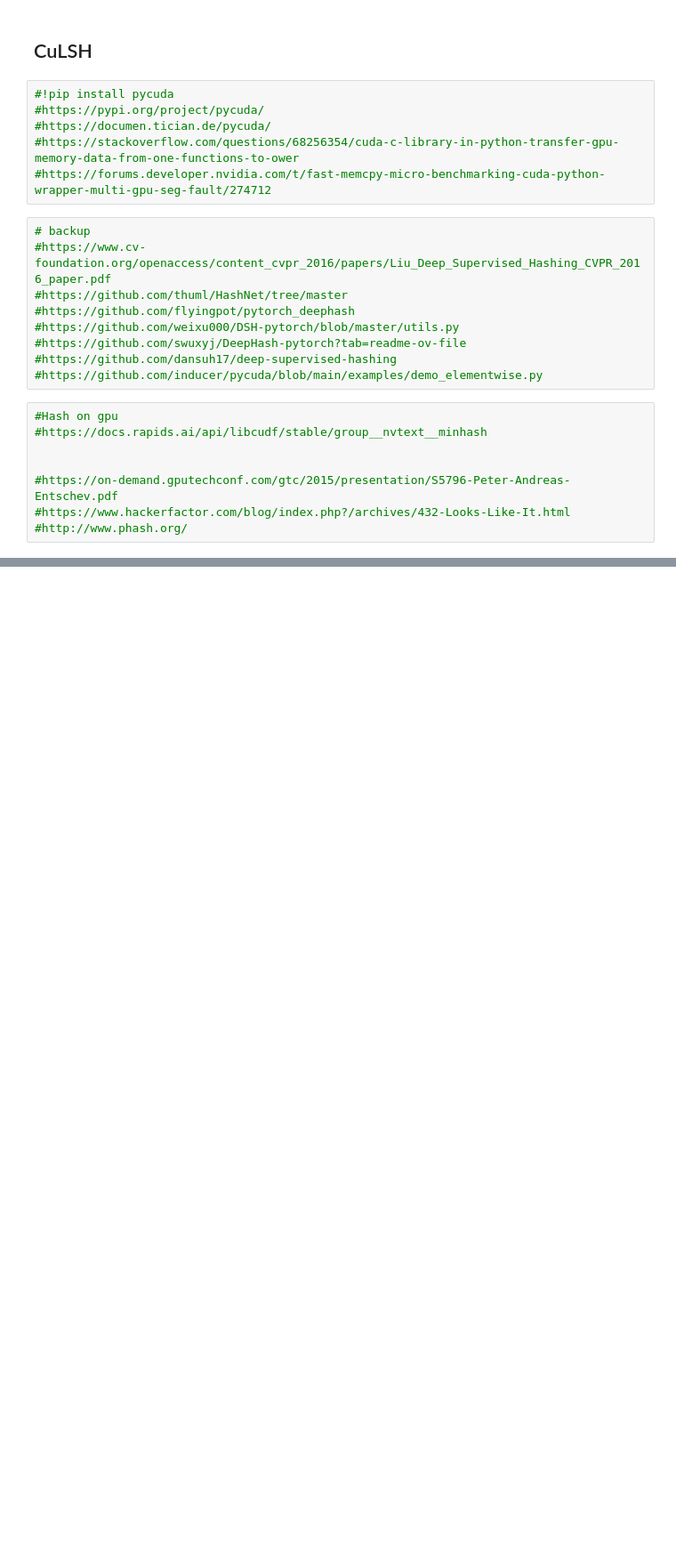
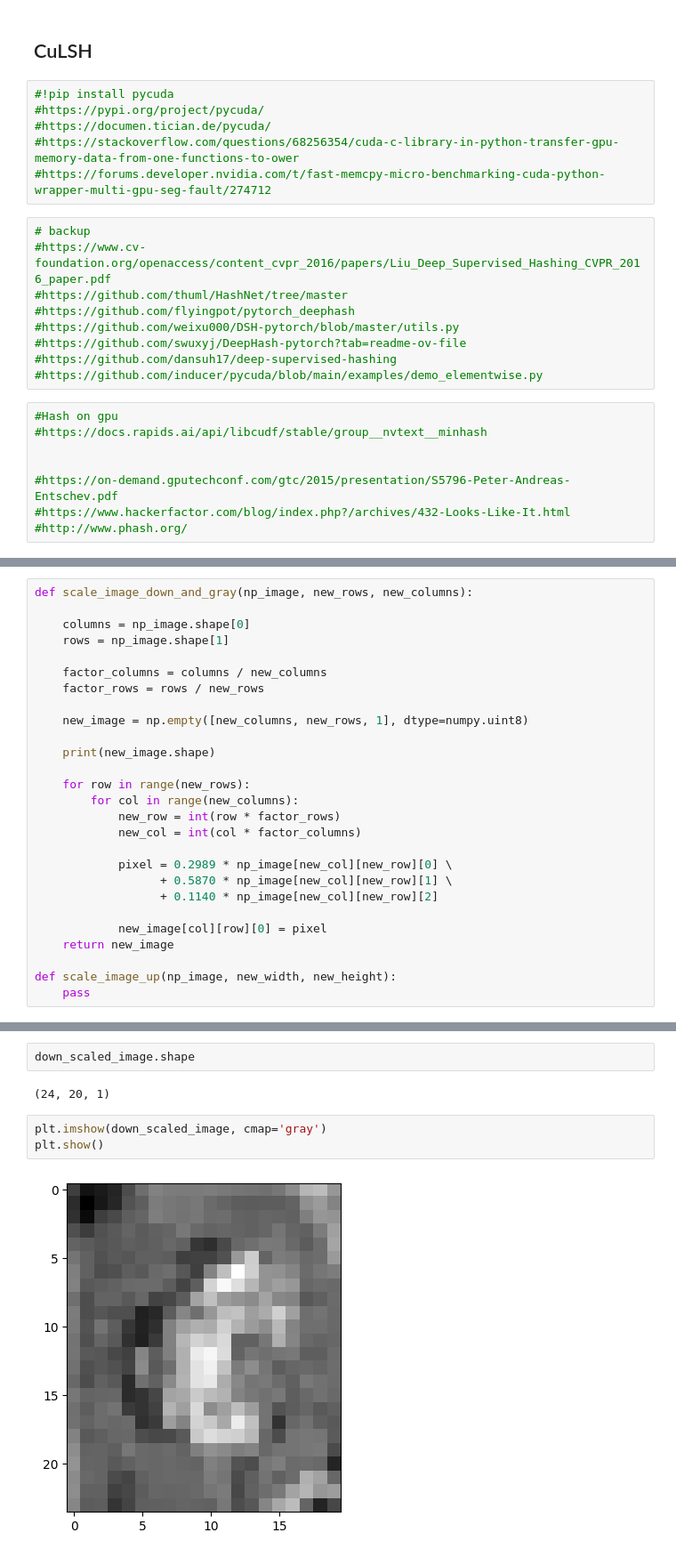
Before and after one commit to Bronomor/HashMaster, a Jupyter notebook: 3.cuLSH/cuLSH.ipynb, the cells around one changed output, grey strips where cells are left out. Shown: that part at 89% size. Saved outputs shown, nothing was run; the diff lists cells and outputs as text; blank space fills up the shorter version.

```diff
--- a/3.cuLSH/cuLSH.ipynb
+++ b/3.cuLSH/cuLSH.ipynb
@@ -68,0 +142,27 @@ print(dest-a*b)
+# %%
+def scale_image_down_and_gray(np_image, new_rows, new_columns):
+
+    columns = np_image.shape[0]
+    rows = np_image.shape[1]
+
+    factor_columns = columns / new_columns
+    factor_rows = rows / new_rows
+
+    new_image = np.empty([new_columns, new_rows, 1], dtype=numpy.uint8)
+
+    print(new_image.shape)
+
+    for row in range(new_rows):
+        for col in range(new_columns):
+            new_row = int(row * factor_rows)
+            new_col = int(col * factor_columns)
+
+            pixel = 0.2989 * np_image[new_col][new_row][0] \
+                  + 0.5870 * np_image[new_col][new_row][1] \
+                  + 0.1140 * np_image[new_col][new_row][2]
+
+            new_image[col][row][0] = pixel
+    return new_image
+
+def scale_image_up(np_image, new_width, new_height):
+    pass
@@ -68,0 +179,9 @@ print(dest-a*b)
+# %%
+down_scaled_image.shape
+# %% [output]
+(24, 20, 1)
+# %%
+plt.imshow(down_scaled_image, cmap='gray')
+plt.show()
+# %% [output]
+[figure, added]
```
Also changed, not shown: parts of 17 cells of this notebook, 3 other files.
